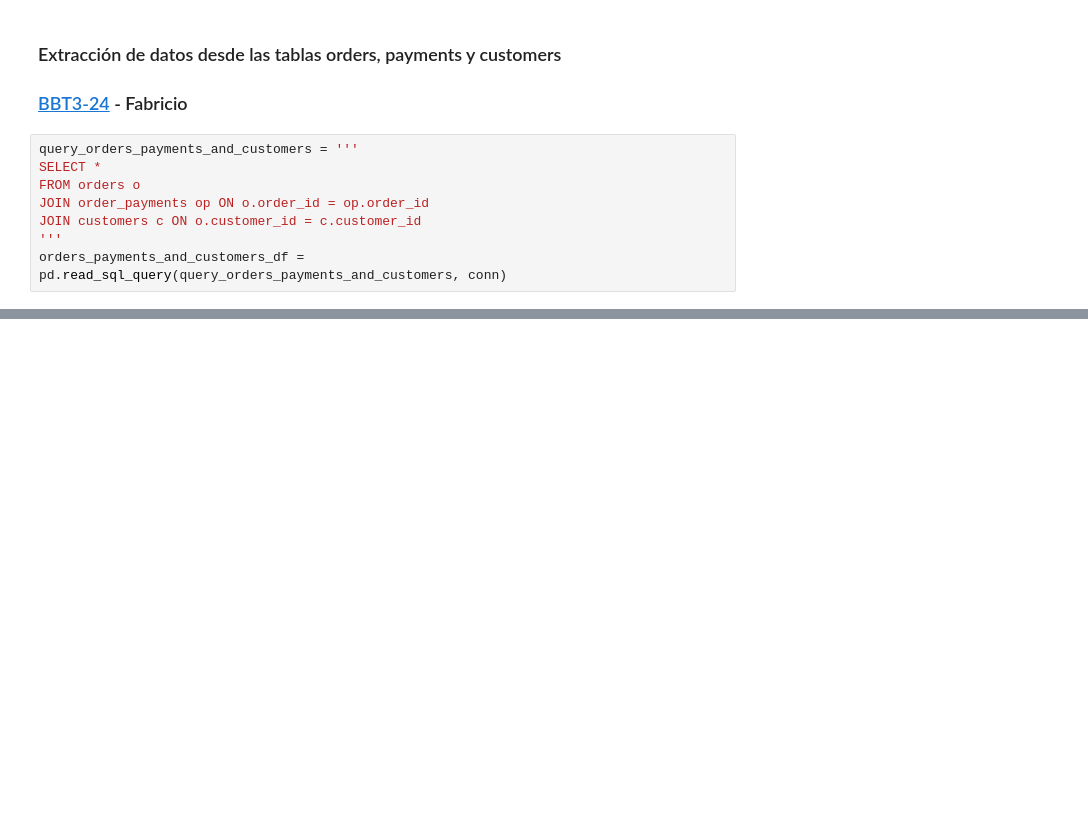
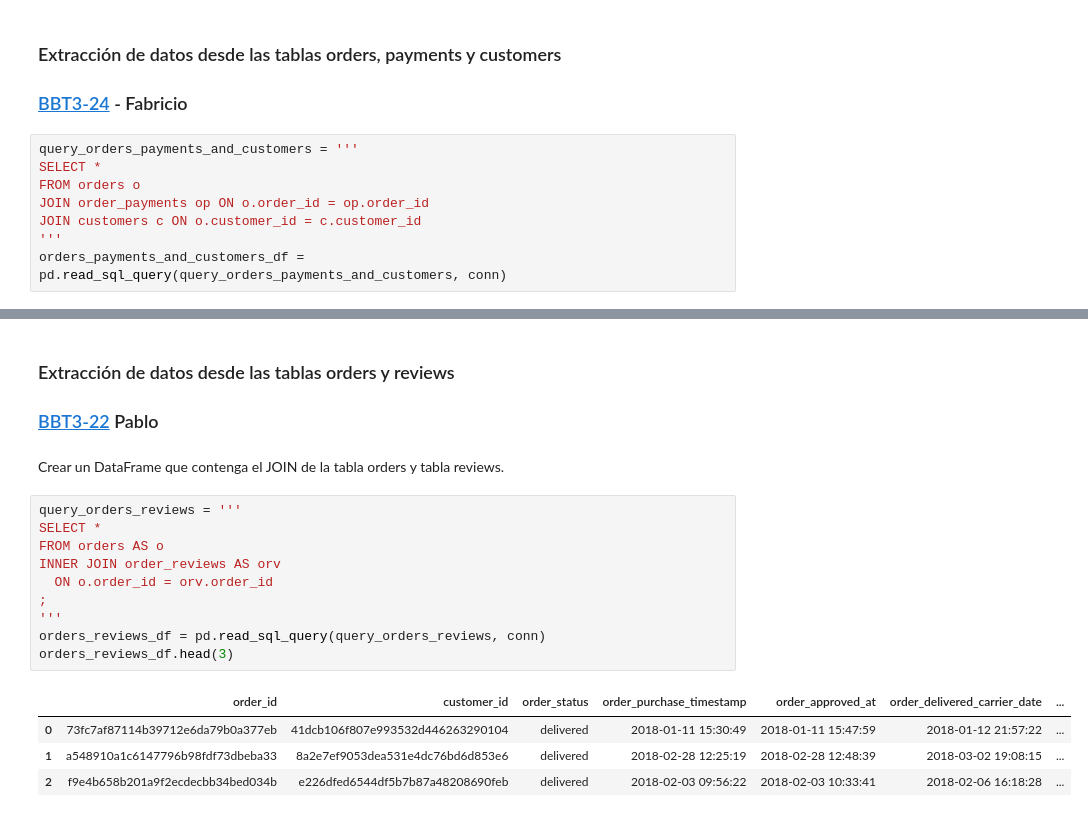
Before and after one commit to alkemyTech/BBVA-BDS-W1-T3, a Jupyter notebook: Caso_de_Negocio.ipynb, the cells around one changed output, grey strips where cells are left out. Cells and saved outputs as stored; diff of their text form; blank space fills up the shorter version.

```diff
--- a/Caso_de_Negocio.ipynb
+++ b/Caso_de_Negocio.ipynb
@@ -207,0 +229,21 @@ orders_payments_and_customers_df.head()
+# %% [markdown]
+### Extracción de datos desde las tablas orders y reviews
+
+### [BBT3-22](https://alkemy-labs.atlassian.net/browse/BBT3-22) Pablo
+# %% [markdown]
+Crear un DataFrame que contenga el JOIN de la tabla orders y tabla reviews.
+# %%
+query_orders_reviews = '''
+SELECT *
+FROM orders AS o
+INNER JOIN order_reviews AS orv
+  ON o.order_id = orv.order_id
+;
+'''
+orders_reviews_df = pd.read_sql_query(query_orders_reviews, conn)
+orders_reviews_df.head(3)
+# %% [output]
+|  | order_id | customer_id | order_status | order_purchase_timestamp | order_approved_at | order_delivered_carrier_date | ... |
+| 0 | 73fc7af87114b39712e6da79b0a377eb | 41dcb106f807e993532d446263290104 | delivered | 2018-01-11 15:30:49 | 2018-01-11 15:47:59 | 2018-01-12 21:57:22 | ... |
+| 1 | a548910a1c6147796b98fdf73dbeba33 | 8a2e7ef9053dea531e4dc76bd6d853e6 | delivered | 2018-02-28 12:25:19 | 2018-02-28 12:48:39 | 2018-03-02 19:08:15 | ... |
+| 2 | f9e4b658b201a9f2ecdecbb34bed034b | e226dfed6544df5b7b87a48208690feb | delivered | 2018-02-03 09:56:22 | 2018-02-03 10:33:41 | 2018-02-06 16:18:28 | ... |
```
Also changed, not shown: parts of 13 cells of this notebook.
